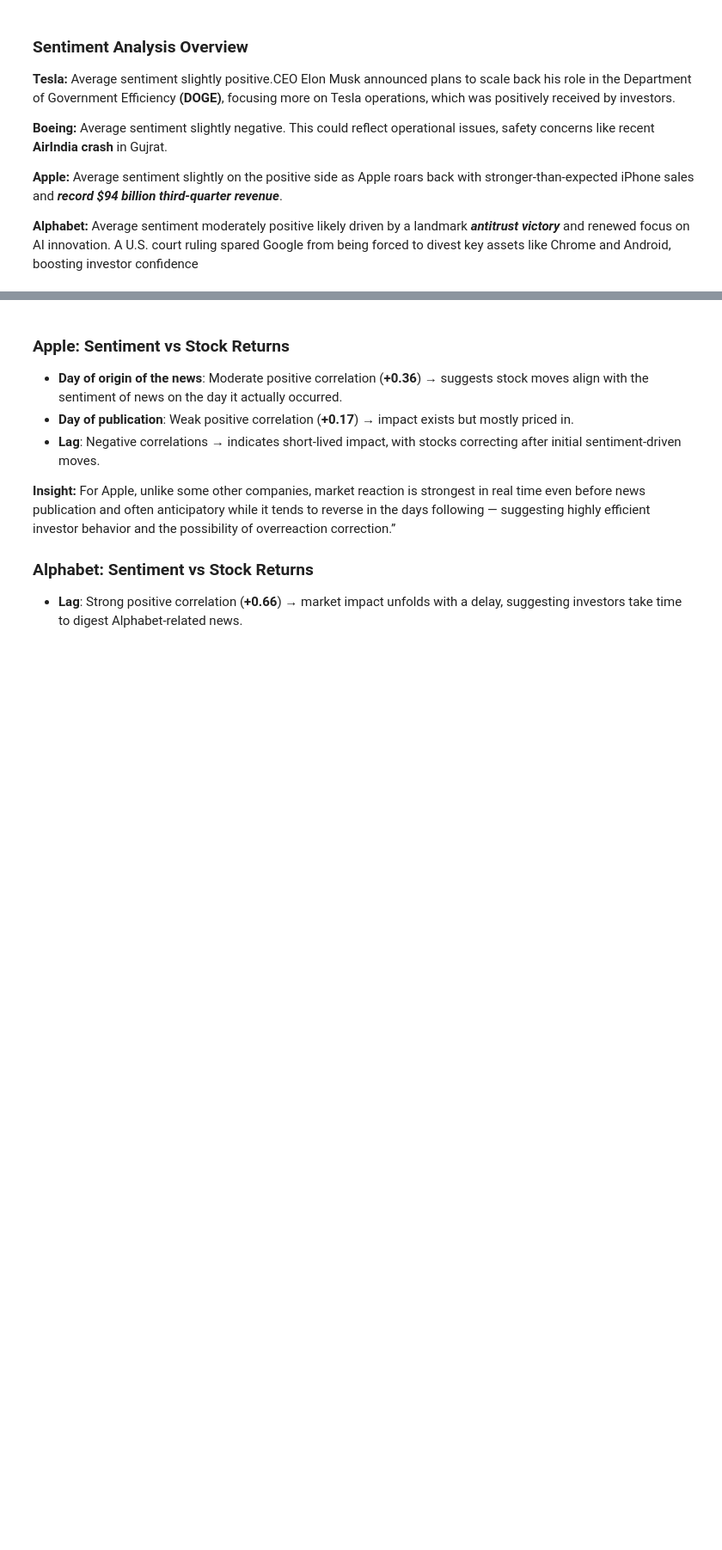
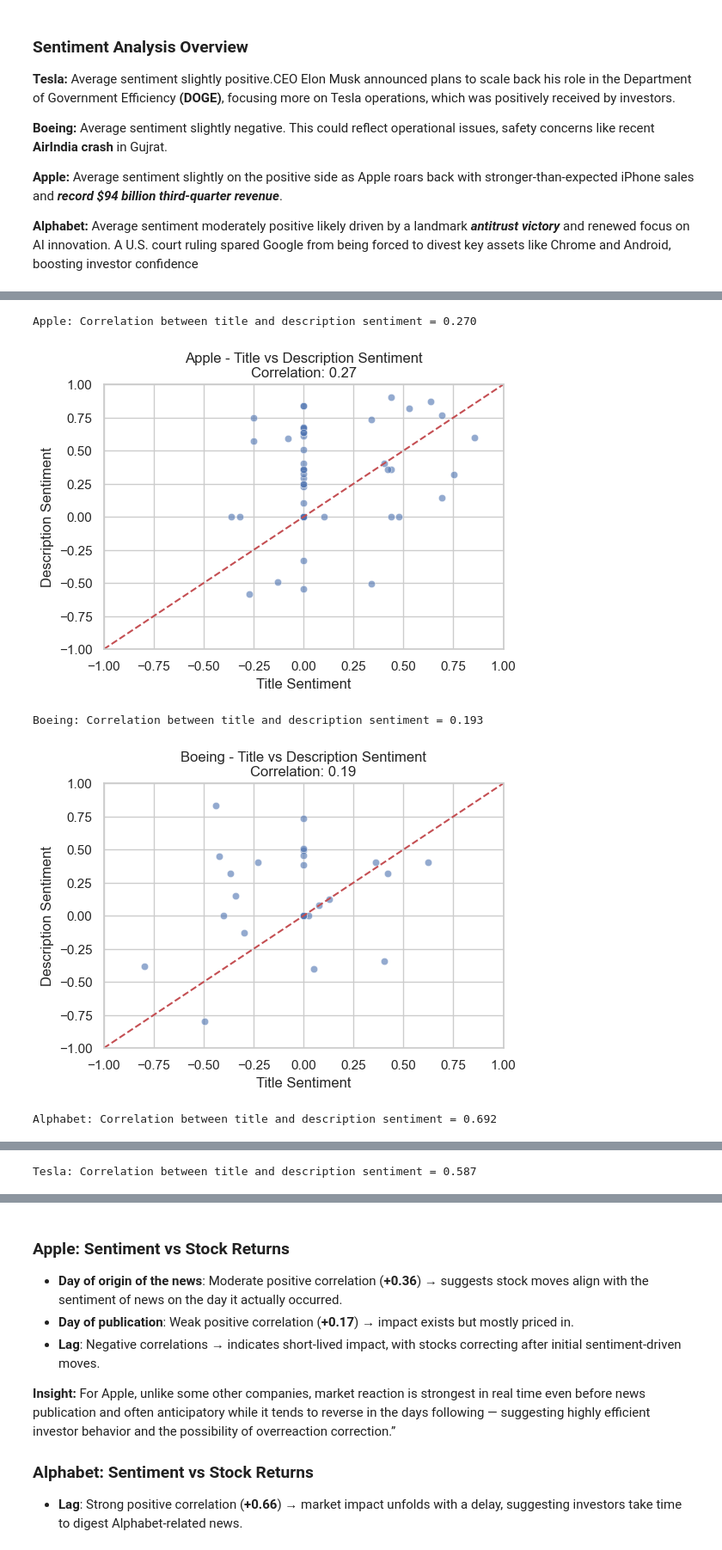
Before and after one commit to vasudevpatel01/Sentiment_analysis, a Jupyter notebook: notebook/sentiment_analysis.ipynb, the cells around one changed output, grey strips where cells are left out. Shown at 86% size. Saved outputs shown, nothing was run; the diff lists cells and outputs as text; code cells hidden in the pictures; blank space fills up the shorter version.

```diff
--- a/notebook/sentiment_analysis.ipynb
+++ b/notebook/sentiment_analysis.ipynb
@@ -334,0 +327,29 @@ plt.show()
+# %%
+
+sns.set(style="whitegrid")
+
+dfs = {"Apple": apple_df, "Boeing": boeing_df, "Alphabet": alphabet_df, "Tesla": tesla_df}
+
+# Loop through each company
+for company, df in dfs.items():
+
+        # Calculate correlation
+        corr = df['title_sentiment'].corr(df['description_sentiment'])
+        print(f"{company}: Correlation between title and description sentiment = {corr:.3f}")
+
+        # Plot scatter
+        plt.figure(figsize=(6, 4))
+        sns.scatterplot(x='title_sentiment', y='description_sentiment', data=df, alpha=0.6)
+        plt.title(f"{company} - Title vs Description Sentiment\nCorrelation: {corr:.2f}")
+        plt.xlabel("Title Sentiment")
+        plt.ylabel("Description Sentiment")
+        plt.xlim(-1, 1)
+        plt.ylim(-1, 1)
+        plt.plot([-1, 1], [-1, 1], 'r--')  # Diagonal line for reference
+        plt.show()
+# %% [output]
+Apple: Correlation between title and description sentiment = 0.270
+[figure, added]
+Boeing: Correlation between title and description sentiment = 0.193
+[figure, added]
+Alphabet: Correlation between title and description sentiment = 0.692
@@ -334,0 +357 @@ plt.show()
+Tesla: Correlation between title and description sentiment = 0.587
```
Also changed, not shown: parts of 26 cells of this notebook, 1 other file.
